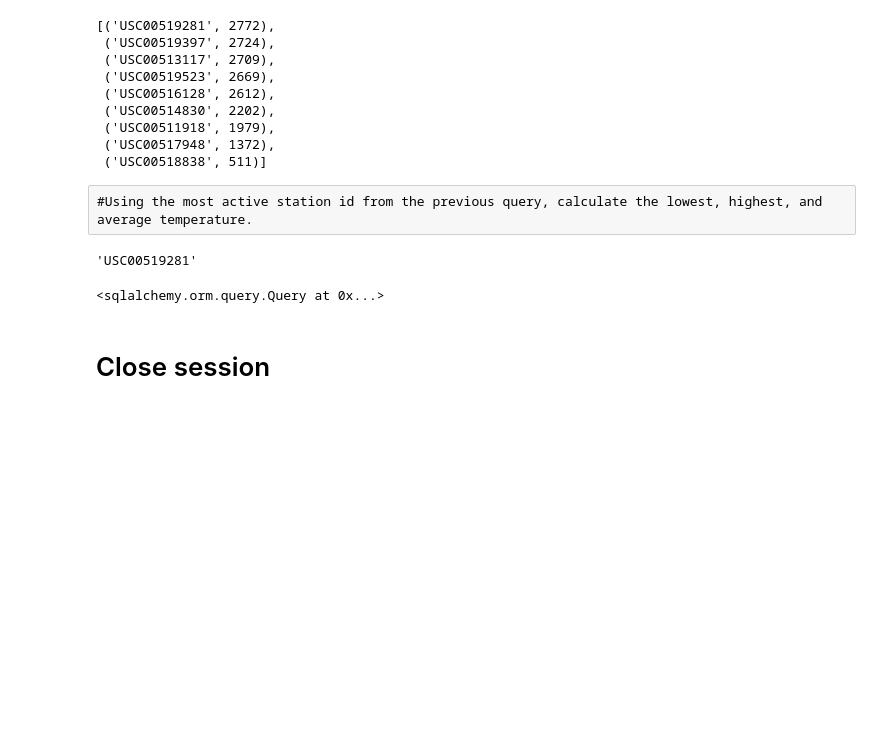
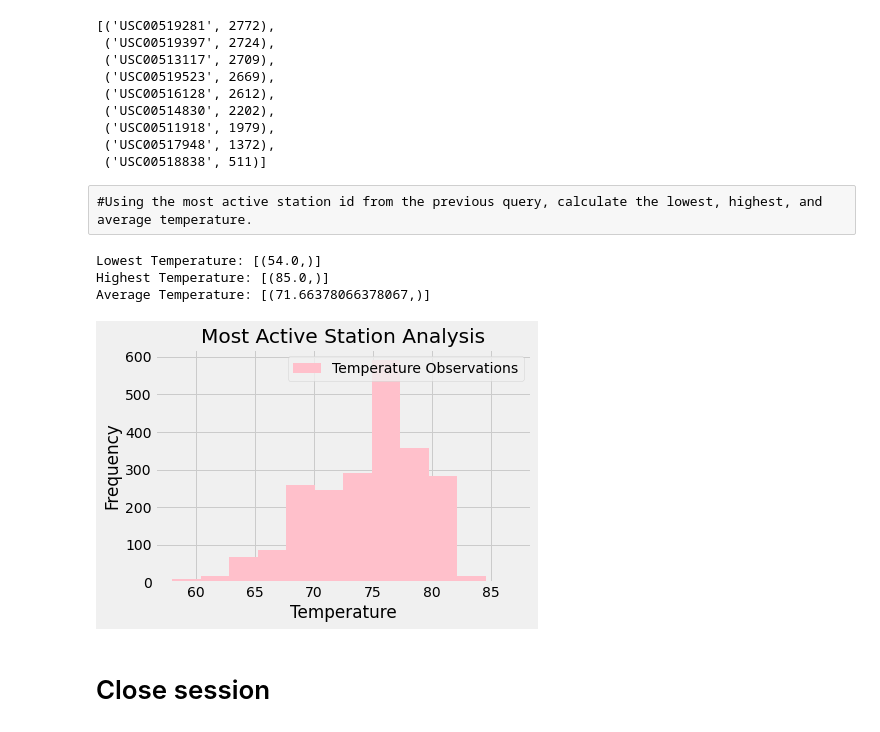
Before and after one commit to syd-cavs/sqlalchemy-challenge, a Jupyter notebook: climate_starter.ipynb, the cells around one changed output. Saved outputs shown, nothing was run; the diff lists cells and outputs as text; code cells hidden in the pictures; blank space fills up the shorter version.

Commit message:
finished exploratory station analysis

```diff
--- a/climate_starter.ipynb
+++ b/climate_starter.ipynb
@@ -115,18 +115,38 @@ active_stations
  ('USC00518838', 511)]
 # %% [raw]
 #Using the most active station id from the previous query, calculate the lowest, highest, and average temperature.
-# %%
-most_active = active_stations[0][0]
-most_active
-# %% [output]
-'USC00519281'
+# %%
+most_active = active_stations[0][0]
+min_temp = session.query(func.min(measurement.tobs)).filter(measurement.station == most_active).all()
+max_temp = session.query(func.max(measurement.tobs)).filter(measurement.station == most_active).all()
+avg_temp = session.query(func.avg(measurement.tobs)).filter(measurement.station == most_active).all()
+
+print(f'Lowest Temperature: {min_temp}')
+print(f'Highest Temperature: {max_temp}')
+print(f'Average Temperature: {avg_temp}')
+# %% [output]
+Lowest Temperature: [(54.0,)]
+Highest Temperature: [(85.0,)]
+Average Temperature: [(71.66378066378067,)]
 # %%
 # Using the most active station id
 # Query the last 12 months of temperature observation data for this station and plot the results as a histogram
-min_temp = session.query(func.min(measurement.tobs)).filter(measurement.station == most_active)
-min_temp
+observation_data = session.query(measurement.date, measurement.tobs).filter(measurement.date >= year_ago_date).all()
+observation_df = pd.DataFrame(observation_data)
+observation_df.set_index('date', inplace = True)
+
+sorted_observation_df = observation_df.sort_values("date", ascending=True)
+sorted_observation_df
+
+plt.hist(sorted_observation_df['tobs'],bins=12,color='pink')
+plt.xlabel('Temperature')
+plt.ylabel('Frequency')
+plt.title('Most Active Station Analysis')
+plt.legend(["Temperature Observations"], loc="best")
+plt.savefig("Images/Temperature_Analysis.png")
+plt.show()
 # %% [output]
-<sqlalchemy.orm.query.Query at 0x...>
+[figure, added]
 # %% [markdown]
 # Close session
 # %%
```
Also changed, not shown: parts of 1 cell of this notebook, 3 other files.
